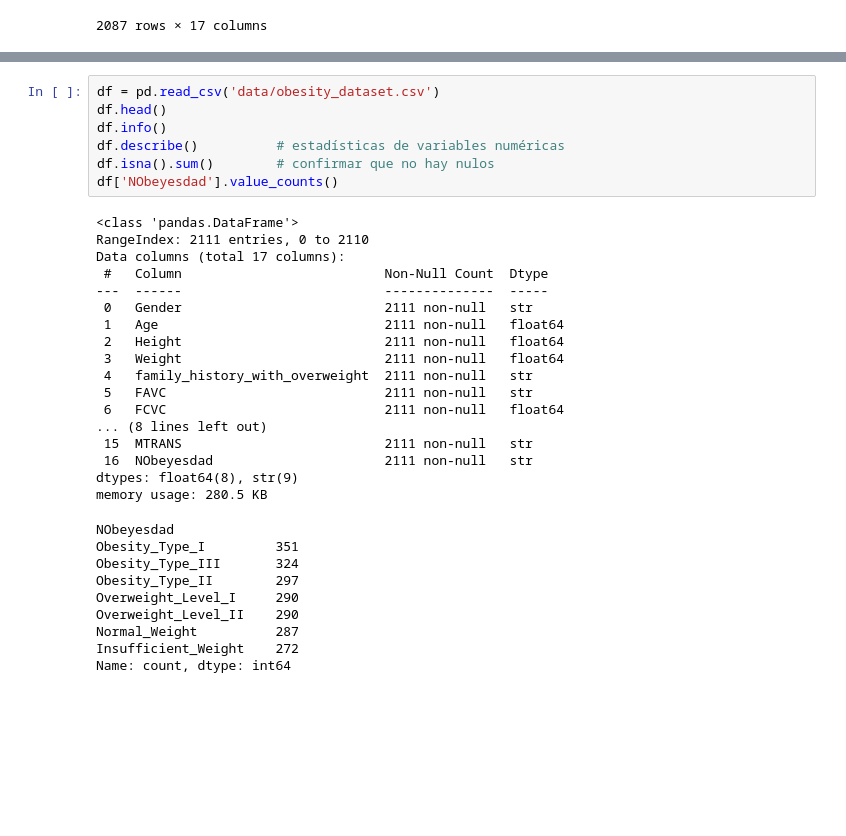
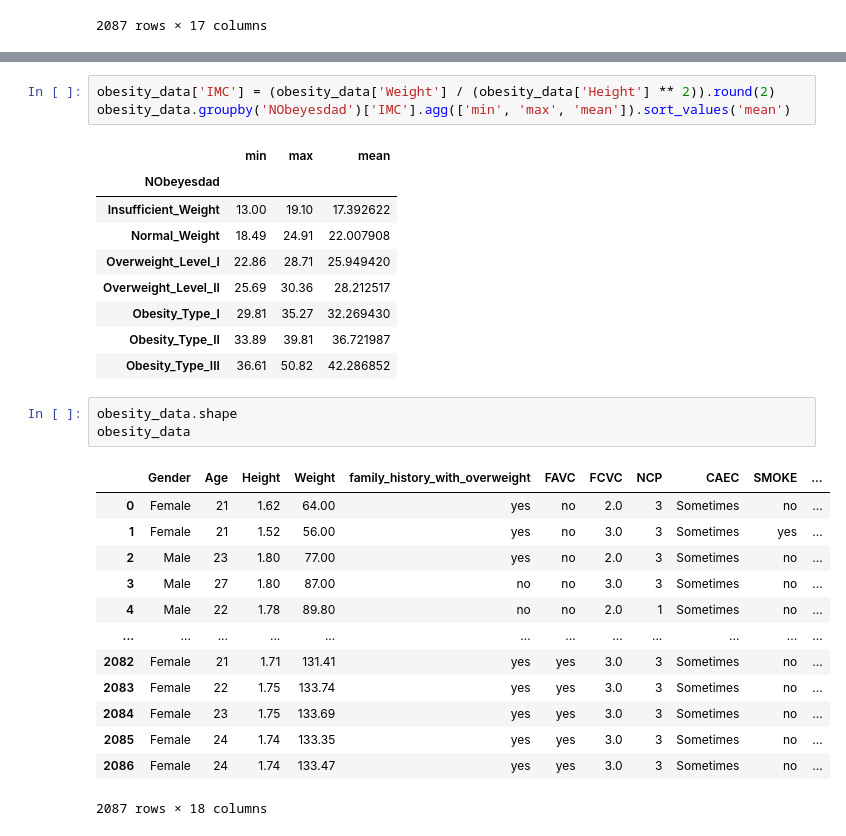
Before and after one commit to Neil821110/PhytonIA, a Jupyter notebook: Unidad 5/Actividad5.ipynb, the cells around one changed output, grey strips where cells are left out. Cells and saved outputs as stored; diff of their text form; blank space fills up the shorter version.

```diff
--- a/Unidad 5/Actividad5.ipynb
+++ b/Unidad 5/Actividad5.ipynb
@@ -144,35 +161,31 @@ obesity_data
+# %%
+obesity_data['IMC'] = (obesity_data['Weight'] / (obesity_data['Height'] ** 2)).round(2)
+obesity_data.groupby('NObeyesdad')['IMC'].agg(['min', 'max', 'mean']).sort_values('mean')
+# %% [output]
+|  | min | max | mean |
+| NObeyesdad |  |  |  |
+| Insufficient_Weight | 13.00 | 19.10 | 17.392622 |
+| Normal_Weight | 18.49 | 24.91 | 22.007908 |
+| Overweight_Level_I | 22.86 | 28.71 | 25.949420 |
+| Overweight_Level_II | 25.69 | 30.36 | 28.212517 |
+| Obesity_Type_I | 29.81 | 35.27 | 32.269430 |
+| Obesity_Type_II | 33.89 | 39.81 | 36.721987 |
+| Obesity_Type_III | 36.61 | 50.82 | 42.286852 |
 # %%
-df = pd.read_csv('data/obesity_dataset.csv')
-df.head()
-df.info()
-df.describe()          # estadísticas de variables numéricas
-df.isna().sum()        # confirmar que no hay nulos
-df['NObeyesdad'].value_counts()
+obesity_data.shape
+obesity_data
 # %% [output]
+|  | Gender | Age | Height | Weight | family_history_with_overweight | FAVC | FCVC | NCP | CAEC | SMOKE | ... |
+| 0 | Female | 21 | 1.62 | 64.00 | yes | no | 2.0 | 3 | Sometimes | no | ... |
+| 1 | Female | 21 | 1.52 | 56.00 | yes | no | 3.0 | 3 | Sometimes | yes | ... |
+| 2 | Male | 23 | 1.80 | 77.00 | yes | no | 2.0 | 3 | Sometimes | no | ... |
+| 3 | Male | 27 | 1.80 | 87.00 | no | no | 3.0 | 3 | Sometimes | no | ... |
+| 4 | Male | 22 | 1.78 | 89.80 | no | no | 2.0 | 1 | Sometimes | no | ... |
+| ... | ... | ... | ... | ... | ... | ... | ... | ... | ... | ... | ... |
+| 2082 | Female | 21 | 1.71 | 131.41 | yes | yes | 3.0 | 3 | Sometimes | no | ... |
+| 2083 | Female | 22 | 1.75 | 133.74 | yes | yes | 3.0 | 3 | Sometimes | no | ... |
+| 2084 | Female | 23 | 1.75 | 133.69 | yes | yes | 3.0 | 3 | Sometimes | no | ... |
+| 2085 | Female | 24 | 1.74 | 133.35 | yes | yes | 3.0 | 3 | Sometimes | no | ... |
+| 2086 | Female | 24 | 1.74 | 133.47 | yes | yes | 3.0 | 3 | Sometimes | no | ... |
-<class 'pandas.DataFrame'>
-RangeIndex: 2111 entries, 0 to 2110
-Data columns (total 17 columns):
- #   Column                          Non-Null Count  Dtype
----  ------                          --------------  -----
- 0   Gender                          2111 non-null   str
- 1   Age                             2111 non-null   float64
- 2   Height                          2111 non-null   float64
- 3   Weight                          2111 non-null   float64
- 4   family_history_with_overweight  2111 non-null   str
- 5   FAVC                            2111 non-null   str
- 6   FCVC                            2111 non-null   float64
-... (8 lines left out)
- 15  MTRANS                          2111 non-null   str
- 16  NObeyesdad                      2111 non-null   str
-dtypes: float64(8), str(9)
-memory usage: 280.5 KB
+2087 rows × 18 columns
-NObeyesdad
-Obesity_Type_I         351
-Obesity_Type_III       324
-Obesity_Type_II        297
-Overweight_Level_I     290
-Overweight_Level_II    290
-Normal_Weight          287
-Insufficient_Weight    272
-Name: count, dtype: int64
 # %%
```
Also changed, not shown: parts of 9 cells of this notebook.
